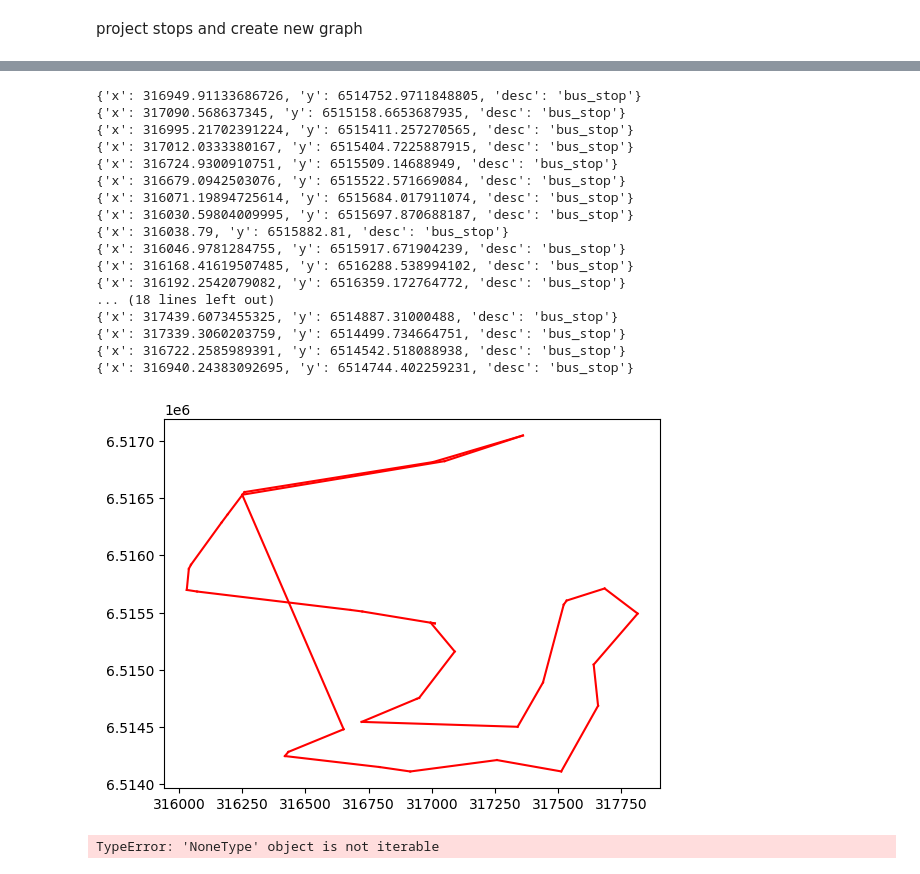
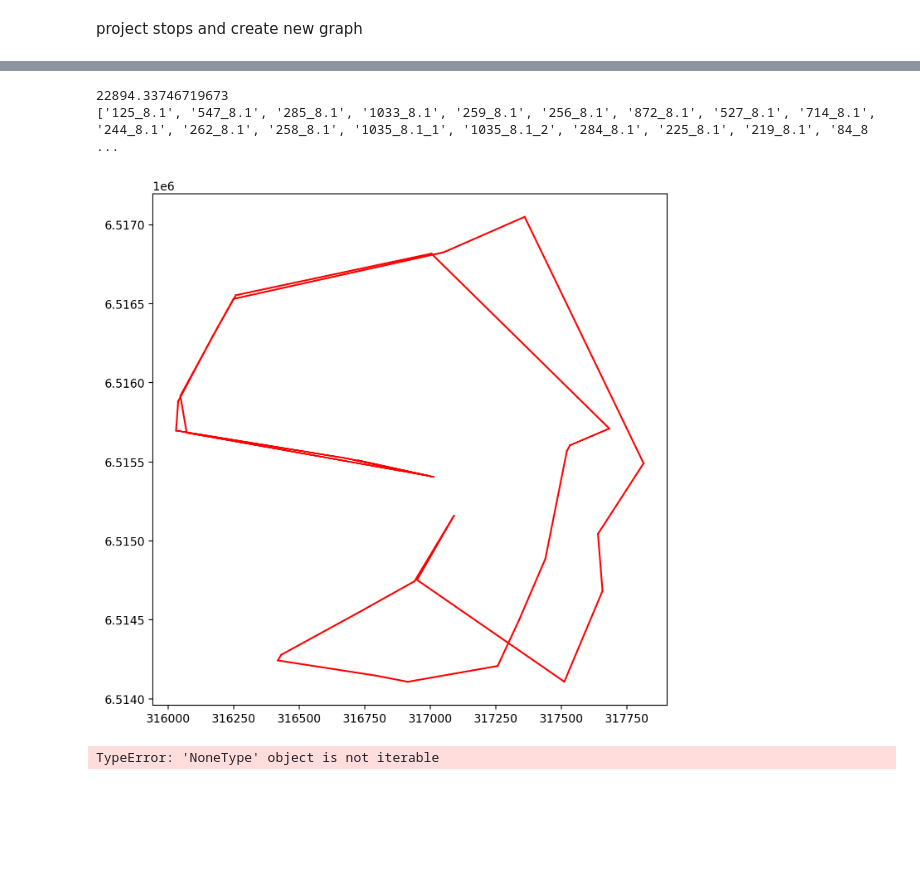
Before and after one commit to DDonnyy/dongraphio, a Jupyter notebook: src/dongraphio/hamilton_graph/test.ipynb, the cells around one changed output, grey strips where cells are left out. Cells and saved outputs as stored; diff of their text form; code cells hidden in the pictures; blank space fills up the shorter version.

```diff
--- a/src/dongraphio/hamilton_graph/test.ipynb
+++ b/src/dongraphio/hamilton_graph/test.ipynb
@@ -248,0 +292,5 @@ for _, row in points.iterrows():
+# %%
+nodes_to_save = set(list(sum(route_nodes,())))
+nonstop = list(nodes_to_save^set([i[0] for i in route_nodes]))
+new_graph = nx.DiGraph(new_graph)
+dist_matrix,path_nodes = get_distance_matrix(new_graph,nonstop,nonstop,True)
@@ -249,21 +406,19 @@ for _, row in points.iterrows():
+# %%
+nodes_to_save = sum(route_nodes,())
+subgraph = nx.DiGraph(new_graph.subgraph(nodes_to_save))
+for i in subgraph.edges(data=True):
+    i[2]['geometry'] = str(i[2]['geometry'])
+nx.write_graphml(subgraph,"subgraph_2.graphml")
 # %%
-from shapely import distance
 
-
-def heuristic(node1, node2):
-    node1=new_graph.nodes[node1]
-    node2=new_graph.nodes[node2]
-    point1 = Point(node1['x'], node1['y'])
-    point2 = Point(node2['x'], node2['y'])
-    return distance(point1, point2)
-new_graph = nx.DiGraph(new_graph)
-distance_matrix = pd.DataFrame(0, index=route_nodes, columns=route_nodes).astype(object)
-route_matrix = pd.DataFrame(index=route_nodes, columns=route_nodes)
-for source in tqdm(route_nodes, total=len(route_nodes),desc = "Calculating distances"):
-    for dest in route_nodes:
-        path = nx.astar_path(new_graph,source,dest,heuristic,weight='length_meter')
-        total_distance = sum(new_graph[path[i]][path[i + 1]]['length_meter'] for i in range(len(path) - 1))
-        route_matrix.loc[source,dest] = path
-        distance_matrix.loc[source,dest] = total_distance
+route_nodes_ind=[x[0] for x in route_nodes]
+distance_matrix,route_matrix = get_distance_matrix(subgraph,route_nodes_ind,route_nodes_ind,True)
+max_value = distance_matrix.values.max()
+for i in route_nodes:
+    node_1,n1_1,n2_1 = i
+    for j in route_nodes:
+        node_2,n1_2,n2_2 = j
+        if (n1_1,n2_1) == (n2_2,n1_2):
+            distance_matrix.loc[node_1, node_2]=max_value
 distance_matrix
 # %% [output]
@@ -463,37 +610,24 @@ class ACO(Base):
 # %%
 import matplotlib.pyplot as plt
 dm = distance_matrix.values.tolist()
 
-aco = ACO(ants=500, iter=100, a=1.5, b=1.2, p=0.6, q=15)
+aco = ACO(ants=1500, iter=150, a=1.1, b=0.8, p=0.2, q=10)
 
 result = (aco.run(dm=distance_matrix.values.tolist(), name="ACO"))
 mapping = dict(zip(range(distance_matrix.shape[0]),distance_matrix.index))
+print(result.leng)
 path = [mapping.get(i) for i in result.indx]
-
+print(path)
+path = [mapping.get(i) for i in result.indx]
+plt.figure(figsize=(8, 8), dpi=200)
 for i in range(len(path) - 1):
      node1 = new_graph.nodes[path[i]]
      node2 = new_graph.nodes[path[i+1]]
-     print(node2)
      plt.plot(*zip((node1['x'],node1['y']), (node2['x'],node2['y'])), color='red')
 # %% [output]
-{'x': 316949.91133686726, 'y': 6514752.9711848805, 'desc': 'bus_stop'}
-{'x': 317090.568637345, 'y': 6515158.6653687935, 'desc': 'bus_stop'}
-{'x': 316995.21702391224, 'y': 6515411.257270565, 'desc': 'bus_stop'}
-{'x': 317012.0333380167, 'y': 6515404.7225887915, 'desc': 'bus_stop'}
-{'x': 316724.9300910751, 'y': 6515509.14688949, 'desc': 'bus_stop'}
-{'x': 316679.0942503076, 'y': 6515522.571669084, 'desc': 'bus_stop'}
-{'x': 316071.19894725614, 'y': 6515684.017911074, 'desc': 'bus_stop'}
-{'x': 316030.59804009995, 'y': 6515697.870688187, 'desc': 'bus_stop'}
-{'x': 316038.79, 'y': 6515882.81, 'desc': 'bus_stop'}
-{'x': 316046.9781284755, 'y': 6515917.671904239, 'desc': 'bus_stop'}
-{'x': 316168.41619507485, 'y': 6516288.538994102, 'desc': 'bus_stop'}
-{'x': 316192.2542079082, 'y': 6516359.172764772, 'desc': 'bus_stop'}
-... (18 lines left out)
-{'x': 317439.6073455325, 'y': 6514887.31000488, 'desc': 'bus_stop'}
-{'x': 317339.3060203759, 'y': 6514499.734664751, 'desc': 'bus_stop'}
-{'x': 316722.2585989391, 'y': 6514542.518088938, 'desc': 'bus_stop'}
-{'x': 316940.24383092695, 'y': 6514744.402259231, 'desc': 'bus_stop'}
+22894.33746719673
+['125_8.1', '547_8.1', '285_8.1', '1033_8.1', '259_8.1', '256_8.1', '872_8.1', '527_8.1', '714_8.1', '244_8.1', '262_8.1', '258_8.1', '1035_8.1_1', '1035_8.1_2', '284_8.1', '225_8.1', '219_8.1', '84_8 ...
-[figure, old version]
+[figure, new version]
 # %%
 path_edges = [(path[i], path[i+1]) for i in range(len(path)-1)]
 full_route_nodes = []
```
Also changed, not shown: parts of 18 cells of this notebook.
